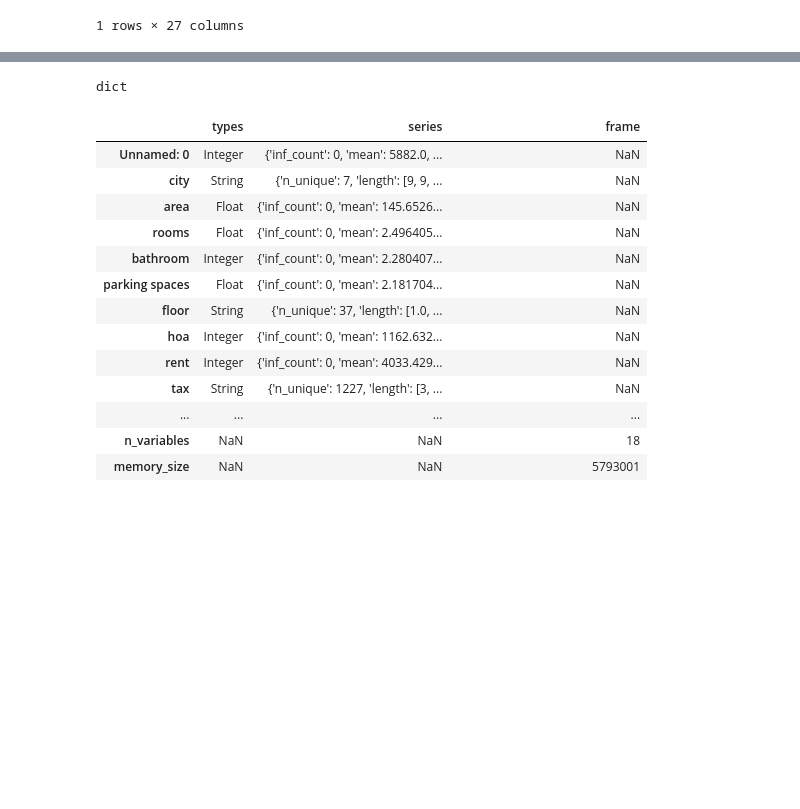
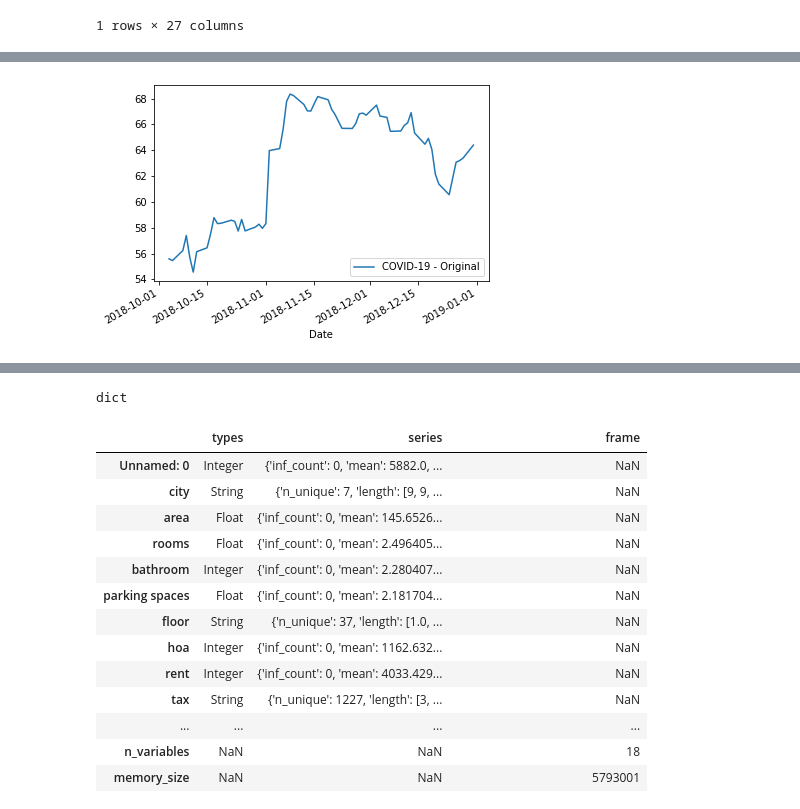
Before and after one commit to guilourenzo/mba-usp, a Jupyter notebook: procura_lib.ipynb, the cells around one changed output, grey strips where cells are left out. Saved outputs shown, nothing was run; the diff lists cells and outputs as text; code cells hidden in the pictures; blank space fills up the shorter version.

```diff
--- a/procura_lib.ipynb
+++ b/procura_lib.ipynb
@@ -58,0 +86,4 @@ df = pd.read_csv('houses_to_rent_mba4.csv')
+# %%
+covid['Close'].iloc[-60:].plot(legend=True, label='COVID-19 - Original');
+# %% [output]
+[figure, added]
```
Also changed, not shown: parts of 17 cells of this notebook, 1 other file.
